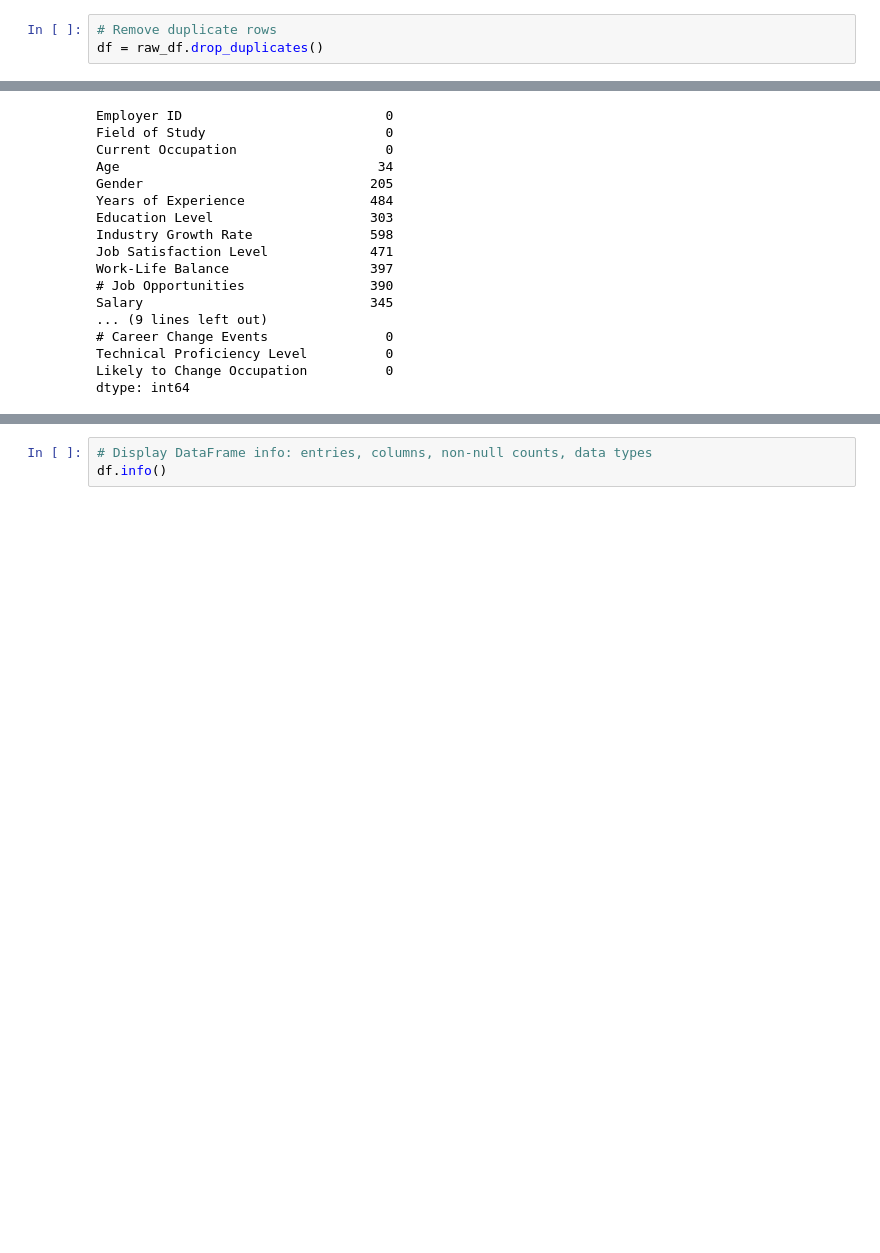
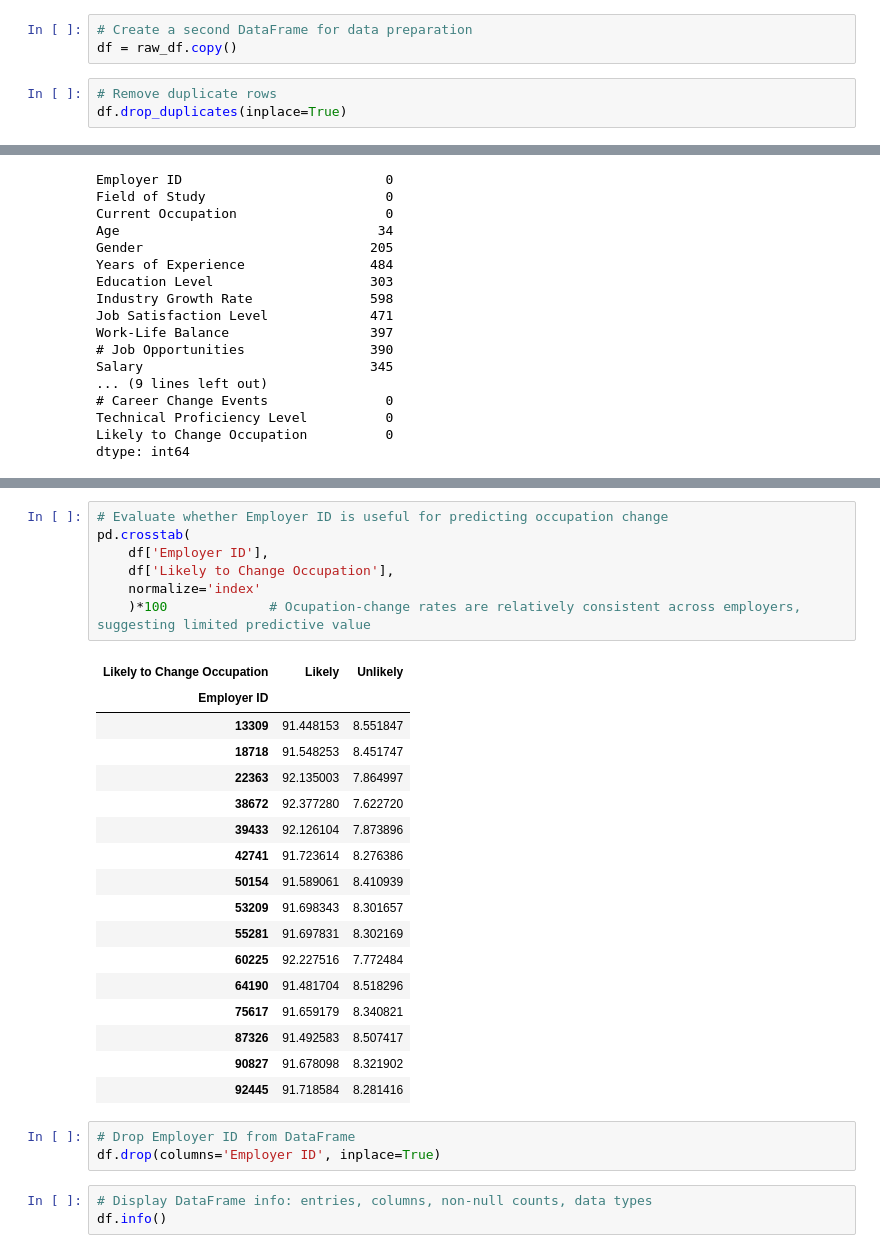
Before and after one commit to Natalie-Bojorquez/CIS3920Group4, a Jupyter notebook: CIS3920_Group4.ipynb, the cells around one changed output, grey strips where cells are left out. Drawn from its saved outputs; the diff is of its cells as text; blank space fills up the shorter version.

```diff
--- a/CIS3920_Group4.ipynb
+++ b/CIS3920_Group4.ipynb
@@ -170,9 +170,12 @@ print(f'Dataset contains {total_duplicates} duplicate rows')
 Dataset contains 253 duplicate rows
 # %% [markdown]
 # 2) Data Removal
+# %%
+# Create a second DataFrame for data preparation
+df = raw_df.copy()
 # %%
 # Remove duplicate rows
-df = raw_df.drop_duplicates()
+df.drop_duplicates(inplace=True)
 # %%
 # Confirm no duplicate rows remain
 total_duplicates = df.duplicated().sum()
@@ -250,3 +254,31 @@ dtype: int64
+# %%
+# Evaluate whether Employer ID is useful for predicting occupation change
+pd.crosstab(
+    df['Employer ID'],
+    df['Likely to Change Occupation'],
+    normalize='index'
+    )*100             # Ocupation-change rates are relatively consistent across employers, suggesting limited predictive value
+# %% [output]
+| Likely to Change Occupation | Likely | Unlikely |
+| Employer ID |  |  |
+| 13309 | 91.448153 | 8.551847 |
+| 18718 | 91.548253 | 8.451747 |
+| 22363 | 92.135003 | 7.864997 |
+| 38672 | 92.377280 | 7.622720 |
+| 39433 | 92.126104 | 7.873896 |
+| 42741 | 91.723614 | 8.276386 |
+| 50154 | 91.589061 | 8.410939 |
+| 53209 | 91.698343 | 8.301657 |
+| 55281 | 91.697831 | 8.302169 |
+| 60225 | 92.227516 | 7.772484 |
+| 64190 | 91.481704 | 8.518296 |
+| 75617 | 91.659179 | 8.340821 |
+| 87326 | 91.492583 | 8.507417 |
+| 90827 | 91.678098 | 8.321902 |
+| 92445 | 91.718584 | 8.281416 |
+# %%
+# Drop Employer ID from DataFrame
+df.drop(columns='Employer ID', inplace=True)
 # %%
 # Display DataFrame info: entries, columns, non-null counts, data types
 df.info()
```
Also changed, not shown: parts of 5 cells of this notebook.
